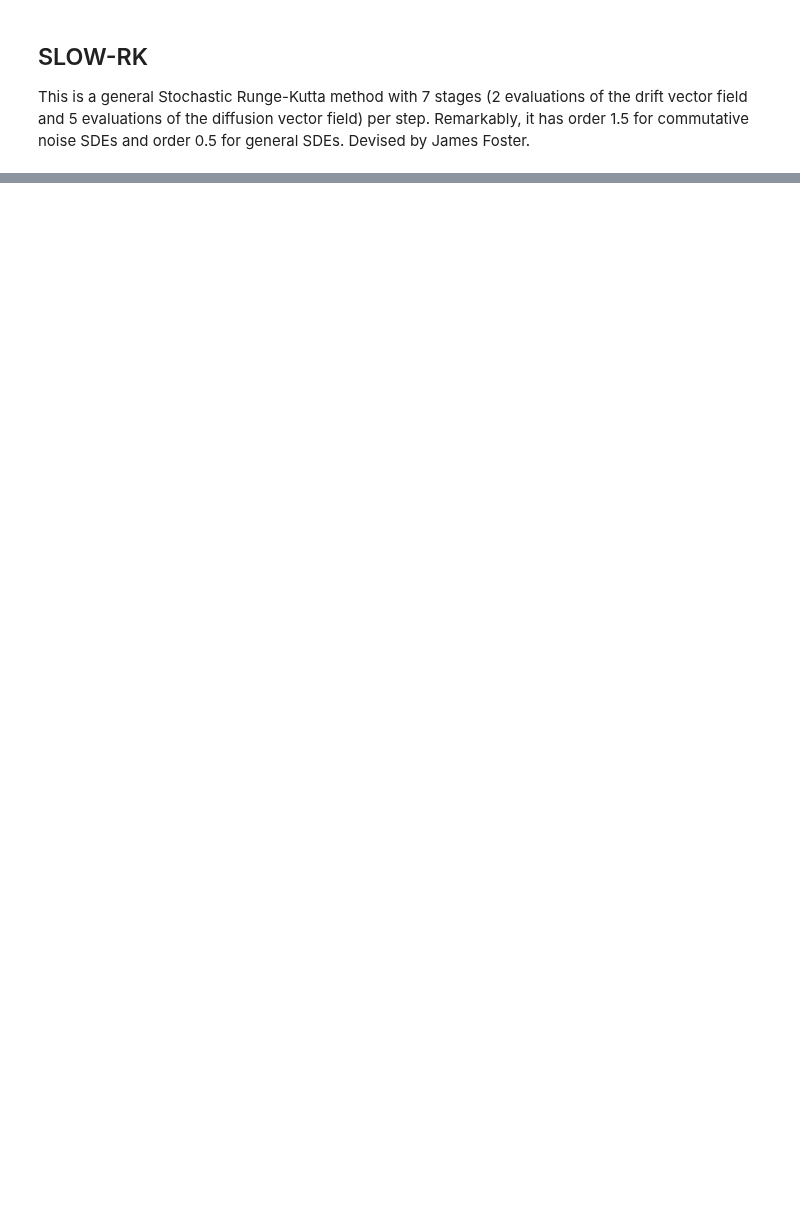
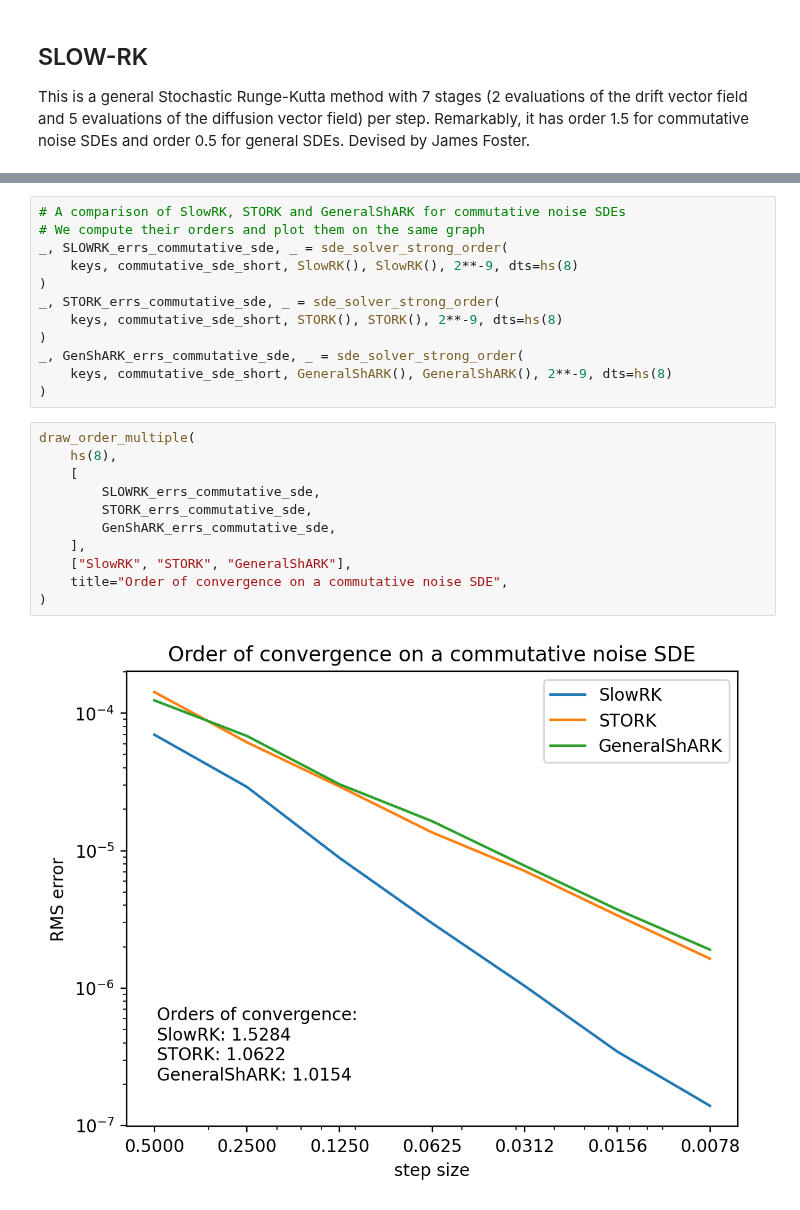
Before and after one commit to andyElking/diffrax_STLA, a Jupyter notebook: examples/srk_example.ipynb, the cells around one changed output, grey strips where cells are left out. Saved outputs shown, nothing was run; the diff lists cells and outputs as text; blank space fills up the shorter version.

```diff
--- a/examples/srk_example.ipynb
+++ b/examples/srk_example.ipynb
@@ -342,0 +246,25 @@ Order of convergence: 1.5062
+# %%
+# A comparison of SlowRK, STORK and GeneralShARK for commutative noise SDEs
+# We compute their orders and plot them on the same graph
+_, SLOWRK_errs_commutative_sde, _ = sde_solver_strong_order(
+    keys, commutative_sde_short, SlowRK(), SlowRK(), 2**-9, dts=hs(8)
+)
+_, STORK_errs_commutative_sde, _ = sde_solver_strong_order(
+    keys, commutative_sde_short, STORK(), STORK(), 2**-9, dts=hs(8)
+)
+_, GenShARK_errs_commutative_sde, _ = sde_solver_strong_order(
+    keys, commutative_sde_short, GeneralShARK(), GeneralShARK(), 2**-9, dts=hs(8)
+)
+# %%
+draw_order_multiple(
+    hs(8),
+    [
+        SLOWRK_errs_commutative_sde,
+        STORK_errs_commutative_sde,
+        GenShARK_errs_commutative_sde,
+    ],
+    ["SlowRK", "STORK", "GeneralShARK"],
+    title="Order of convergence on a commutative noise SDE",
+)
+# %% [output]
+[figure, added]
```
Also changed, not shown: parts of 38 cells of this notebook, 8 other files.
